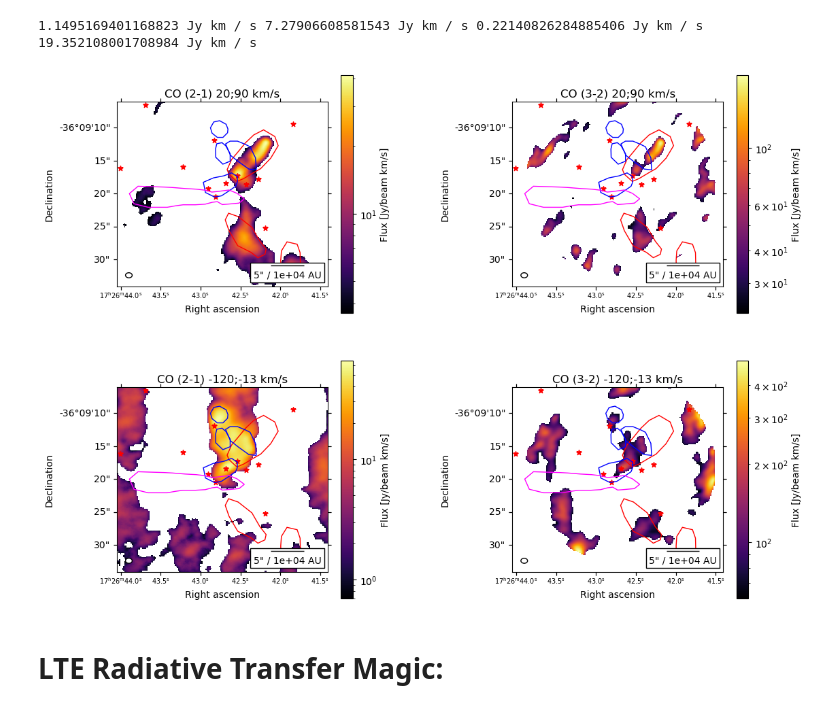
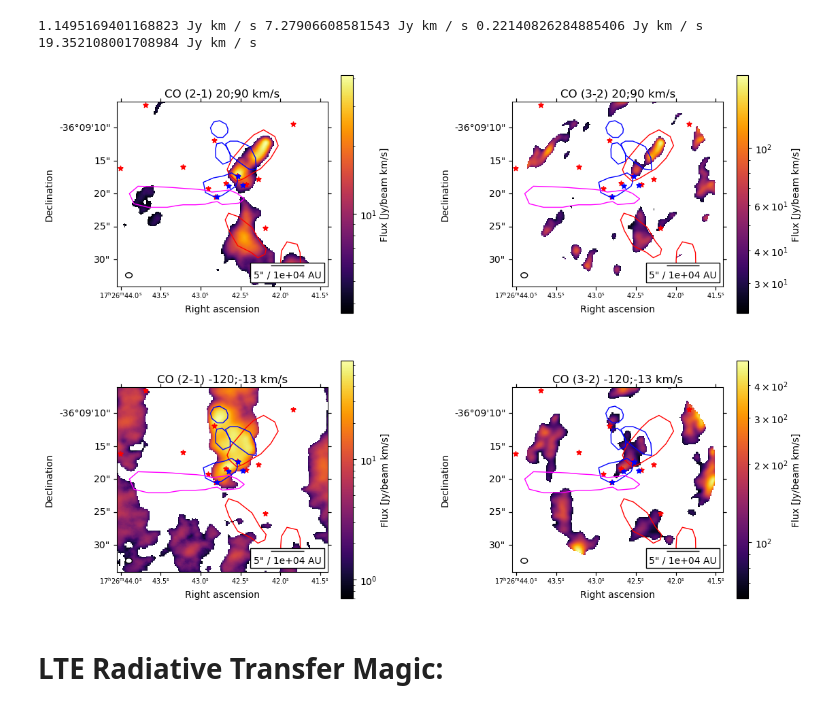
Before and after one commit to femkeballieux/master_project_2, a Jupyter notebook: code/LTERadtrans_RotDiagram_G351.77.ipynb, the cells around one changed output. Cells and saved outputs as stored; diff of their text form; code cells hidden in the pictures.

```diff
--- a/code/LTERadtrans_RotDiagram_G351.77.ipynb
+++ b/code/LTERadtrans_RotDiagram_G351.77.ipynb
@@ -215,42 +215,43 @@ ax[1,1].set_xlabel('Right ascension')
 ax[1,1].set_ylabel('Declination')
 v.add_beam(ax=ax[1,1],major=beam_major, minor=beam_minor, angle=beam_pa, color='white', edgecolor='black')
 ax[1,1].set_xlim(275,475)
 ax[1,1].set_ylim(300,475)
 ax[1,1].tick_params(axis='x', labelsize=7)
 v.add_scalebar(ax[1,1], length=5*u.arcsec, label=f"5\" / {((5*u.arcsec).to(u.rad)*d.to(u.au)).value:.2} AU", frame=True, pad=0.3)
 fig.colorbar(mappable=sm_7_blue, ax=ax[1,1], label='Flux [Jy/beam km/s]')
 
 
-# ax[0,0].scatter(hot_cores_RA, hot_cores_DEC, transform=ax[0,0].get_transform('fk5'), s=30,
-#            color='blue', marker='*', label='Hot cores')
-# ax[0,1].scatter(hot_cores_RA, hot_cores_DEC, transform=ax[0,1].get_transform('fk5'), s=30,
-#            color='blue', marker='*', label='Hot cores')
-# ax[1,0].scatter(hot_cores_RA, hot_cores_DEC, transform=ax[1,0].get_transform('fk5'), s=30,
-#            color='blue', marker='*', label='Hot cores')
-# ax[1,1].scatter(hot_cores_RA, hot_cores_DEC, transform=ax[1,1].get_transform('fk5'), s=30,
-#            color='blue', marker='*', label='Hot cores')
+ax[0,0].scatter(hot_cores_RA, hot_cores_DEC, transform=ax[0,0].get_transform('fk5'), s=30,
+           color='blue', marker='*', label='Hot cores', zorder=10)
+ax[0,1].scatter(hot_cores_RA, hot_cores_DEC, transform=ax[0,1].get_transform('fk5'), s=30,
+           color='blue', marker='*', label='Hot cores', zorder=10)
+ax[1,0].scatter(hot_cores_RA, hot_cores_DEC, transform=ax[1,0].get_transform('fk5'), s=30,
+           color='blue', marker='*', label='Hot cores',zorder=10)
+ax[1,1].scatter(hot_cores_RA, hot_cores_DEC, transform=ax[1,1].get_transform('fk5'), s=30,
+           color='blue', marker='*', label='Hot cores',zorder=10)
+
 
 ax[0,0].scatter(all_cores_coords.ra, all_cores_coords.dec, transform=ax[0,0].get_transform('fk5'), s=30,
               color='red', marker='*', label='All cores')
 ax[0,1].scatter(all_cores_coords.ra, all_cores_coords.dec, transform=ax[0,1].get_transform('fk5'), s=30,
                 color='red', marker='*', label='All cores')
 ax[1,0].scatter(all_cores_coords.ra, all_cores_coords.dec, transform=ax[1,0].get_transform('fk5'), s=30,
                 color='red', marker='*', label='All cores')
 ax[1,1].scatter(all_cores_coords.ra, all_cores_coords.dec, transform=ax[1,1].get_transform('fk5'), s=30,
                 color='red', marker='*', label='All cores')
 
 regions = Regions.read('/net/vdesk/data2/bach1/ballieux/master_project_2/data/high_mass_data/apertures_paths_pvdiagrams/G351.77_all', format='crtf')
 for region in regions:
     pixel_region = region.to_pixel(wcs_B6_red)
     pixel_region.plot(ax=ax[0,0], linewidth=1)
     pixel_region.plot(ax=ax[0,1], linewidth=1)
     pixel_region.plot(ax=ax[1,0], linewidth=1)
     pixel_region.plot(ax=ax[1,1], linewidth=1)
 
 plt.subplots_adjust(wspace=0.5)
 plt.savefig(path+'plots/maps_'+source_name+'.png', bbox_inches='tight', dpi=500)
 # %% [output]
-[figure, old version]
+[figure, new version]
 # %% [markdown]
 # LTE Radiative Transfer Magic:
 # %%
```
Also changed, not shown: parts of 2 cells of this notebook, 5 other files.
